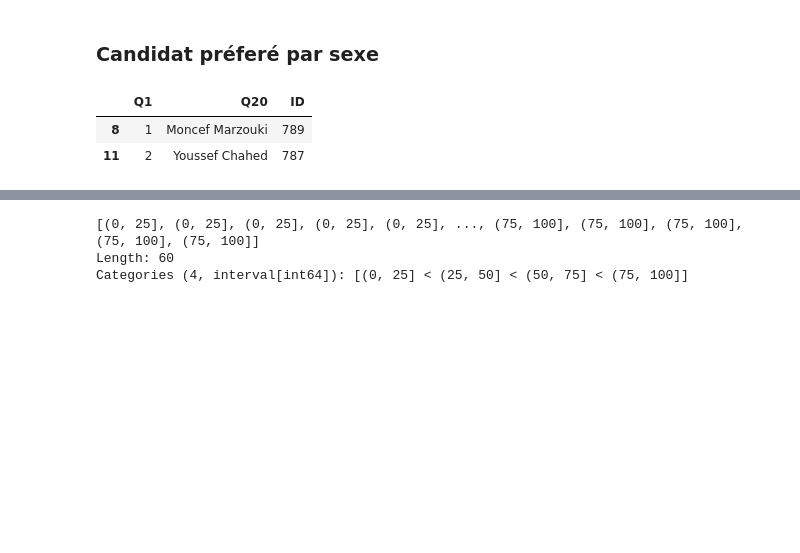
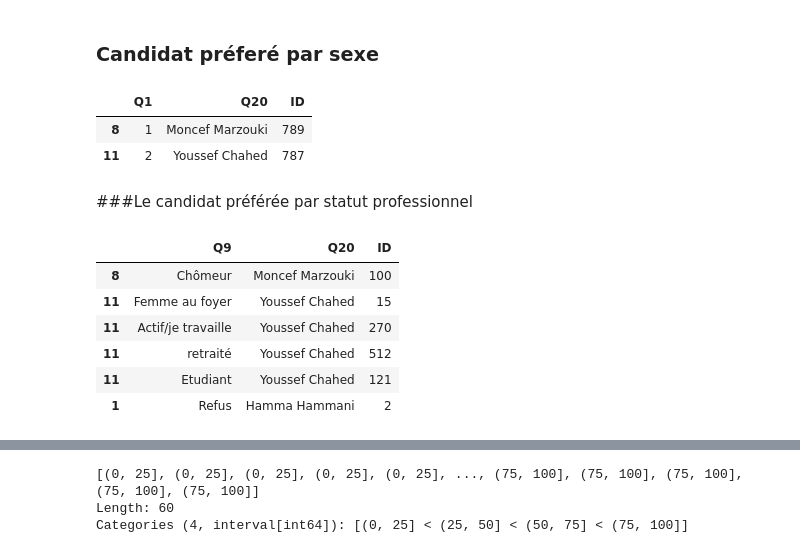
Before and after one commit to med-tz/elelction_Tunisie, a Jupyter notebook: Source.ipynb, the cells around one changed output, grey strips where cells are left out. Drawn from its saved outputs; the diff is of its cells as text; code cells hidden in the pictures; blank space fills up the shorter version.

```diff
--- a/Source.ipynb
+++ b/Source.ipynb
@@ -249,0 +270,6 @@ plt.show()
+# %%
+nb_total=Base[~Base['Q17'].isin([99])].count()[0]
+p=Base[Base["Q17"].isin([1])].count()[0]/nb_total
+f=nb_total/11960000
+var=(1-f)*p*(1-p)/(nb_total-1)
+print("le pourcentage des pesonnes qui manifestent un interet pour la politique est de l'ordre de {}. La variance de l'estimateur est {}".format(p,var))
@@ -249,0 +282,15 @@ plt.show()
+# %%
+Base=pd.read_excel("/content/Base.xlsx")
+# %%
+Base["groupe d'age"]= pd.cut(Base.Q5,bins=[0,25,35,45,55,65,100])
+groupes_ages=set(Base["groupe d'age"])
+groupes_ages = list(groupes_ages)
+couples={}
+for i in groupes_ages:
+  nb_total=Base[(~Base['Q17'].isin([99]))&(Base["groupe d'age"]==i)].count()[0]
+  p=Base[(Base["Q17"].isin([1,2]))&(Base["groupe d'age"]==i)].count()[0]/nb_total
+  f=nb_total/11960000
+  var=(1-f)*p*(1-p)/(nb_total-1)
+  couples[i]=[p,var]
+df=pd.DataFrame(couples)
+df
@@ -381,3 +448,5 @@ df
 |  | Q1 | Q20 | ID |
 | 8 | 1 | Moncef Marzouki | 789 |
 | 11 | 2 | Youssef Chahed | 787 |
+# %% [markdown]
+###Le candidat préférée par statut professionnel
@@ -383,0 +475,10 @@ df
+# %%
+df
+# %% [output]
+|  | Q9 | Q20 | ID |
+| 8 | Chômeur | Moncef Marzouki | 100 |
+| 11 | Femme au foyer | Youssef Chahed | 15 |
+| 11 | Actif/je travaille | Youssef Chahed | 270 |
+| 11 | retraité | Youssef Chahed | 512 |
+| 11 | Etudiant | Youssef Chahed | 121 |
+| 1 | Refus | Hamma Hammani | 2 |
```
Also changed, not shown: parts of 20 cells of this notebook.
